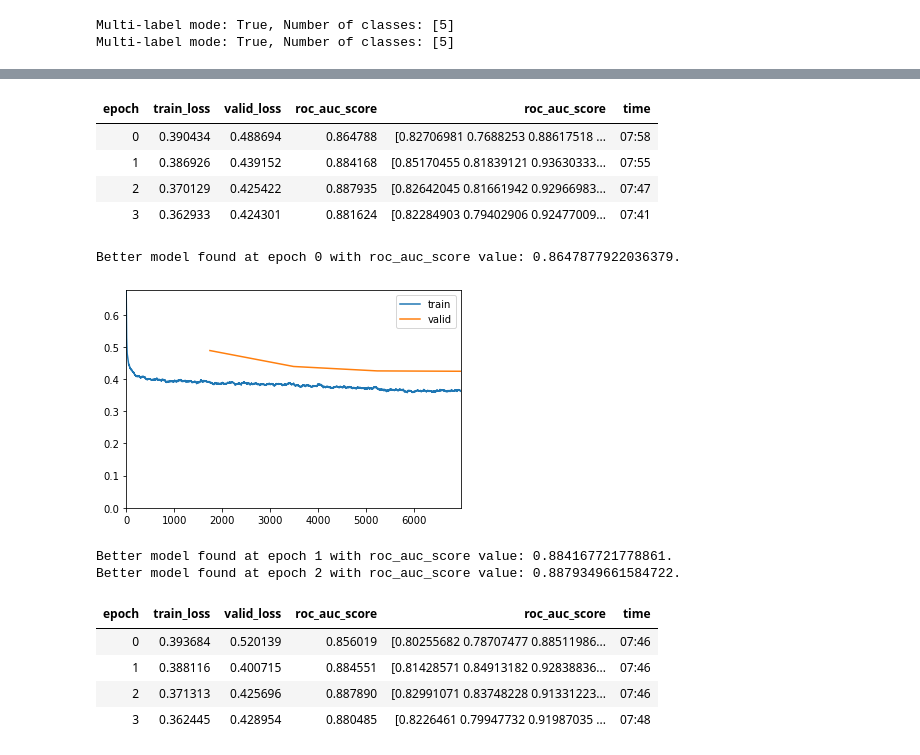
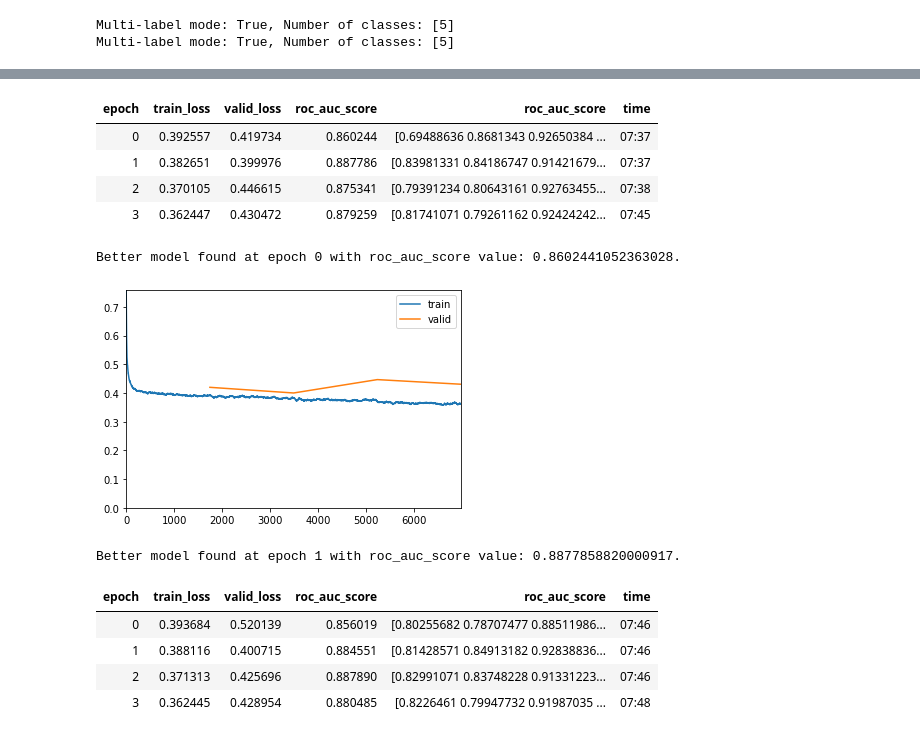
Before and after one commit to anhquan0412/chestx_interpretation, a Jupyter notebook: 2_frontal_vs_lateral_full.ipynb, the cells around one changed output, grey strips where cells are left out. Drawn from its saved outputs; the diff is of its cells as text; code cells hidden in the pictures.

```diff
--- a/frontal_vs_lateral_full.ipynb
+++ b/2_frontal_vs_lateral_full.ipynb
@@ -115,18 +159,17 @@ Multi-label mode: True, Number of classes: [5]
 # %%
 WEIGHT_NAME='densenet_bce_udefaultsmooth_fit_fandl'
-model = get_densenet_model(SEED)
+model = get_densenet_model(234)
 loss,opt = get_loss_and_optimizer(model,LR,loss_type='bce',use_fastai=True,weight_decay=WEIGHT_DECAY)
 train_fastai_learner(fastai_loader,model,loss,opt,LR,n_epochs=N_EPOCHS,weight_name=WEIGHT_NAME,lr_scheduler='flat_cos')
 # %% [output]
 | epoch | train_loss | valid_loss | roc_auc_score | roc_auc_score | time |
-| 0 | 0.390434 | 0.488694 | 0.864788 | [0.82706981 0.7688253 0.88617518 ... | 07:58 |
-| 1 | 0.386926 | 0.439152 | 0.884168 | [0.85170455 0.81839121 0.93630333... | 07:55 |
-| 2 | 0.370129 | 0.425422 | 0.887935 | [0.82642045 0.81661942 0.92966983... | 07:47 |
-| 3 | 0.362933 | 0.424301 | 0.881624 | [0.82284903 0.79402906 0.92477009... | 07:41 |
+| 0 | 0.392557 | 0.419734 | 0.860244 | [0.69488636 0.8681343 0.92650384 ... | 07:37 |
+| 1 | 0.382651 | 0.399976 | 0.887786 | [0.83981331 0.84186747 0.91421679... | 07:37 |
+| 2 | 0.370105 | 0.446615 | 0.875341 | [0.79391234 0.80643161 0.92763455... | 07:38 |
+| 3 | 0.362447 | 0.430472 | 0.879259 | [0.81741071 0.79261162 0.92424242... | 07:45 |
-Better model found at epoch 0 with roc_auc_score value: 0.8647877922036379.
+Better model found at epoch 0 with roc_auc_score value: 0.8602441052363028.
-[figure, old version]
+[figure, new version]
-Better model found at epoch 1 with roc_auc_score value: 0.884167721778861.
-Better model found at epoch 2 with roc_auc_score value: 0.8879349661584722.
+Better model found at epoch 1 with roc_auc_score value: 0.8877858820000917.
 # %%
 WEIGHT_NAME='densenet_bce_udefaultsmooth_fit_1cycle_fandl'
 model = get_densenet_model(SEED)
```
Also changed, not shown: parts of 9 cells of this notebook, 7 other files.
